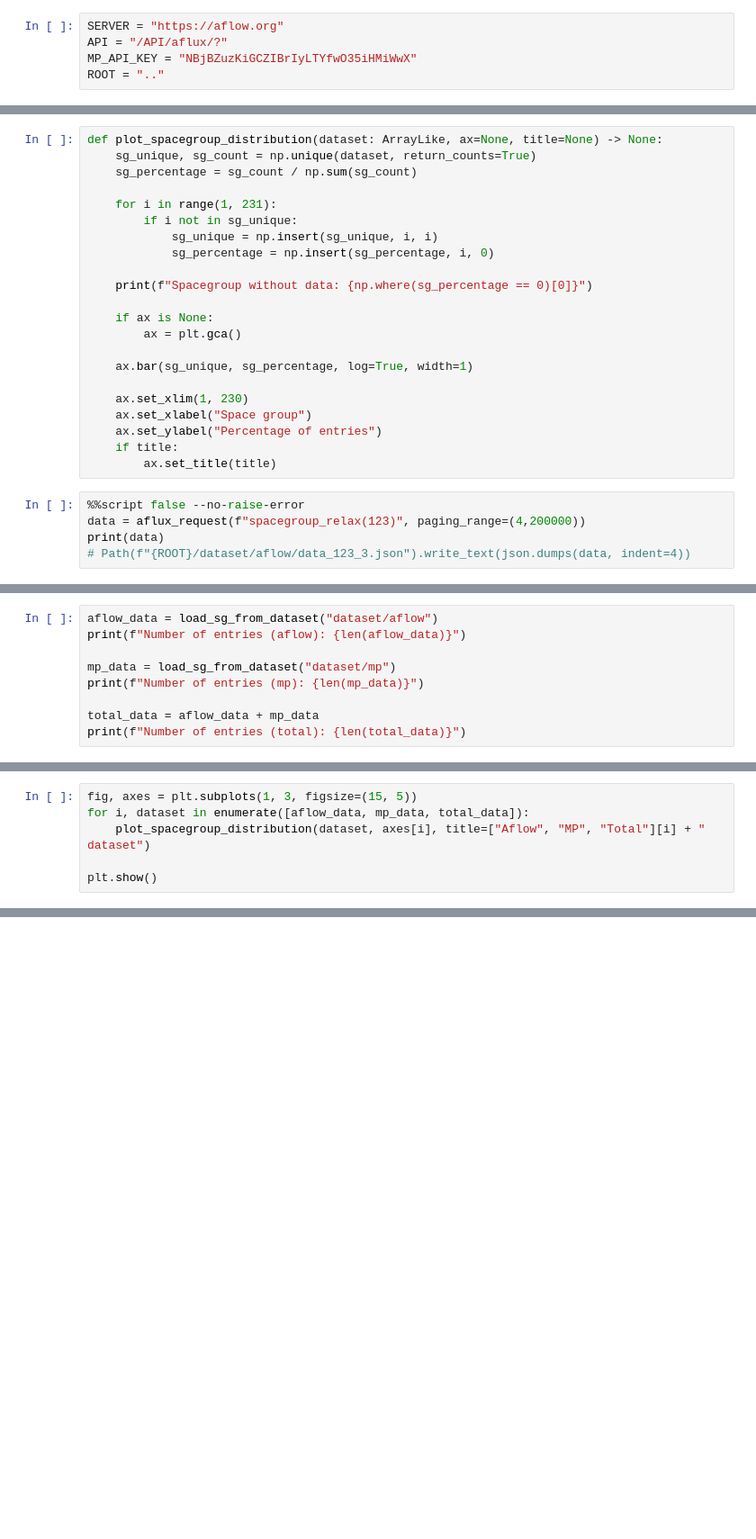
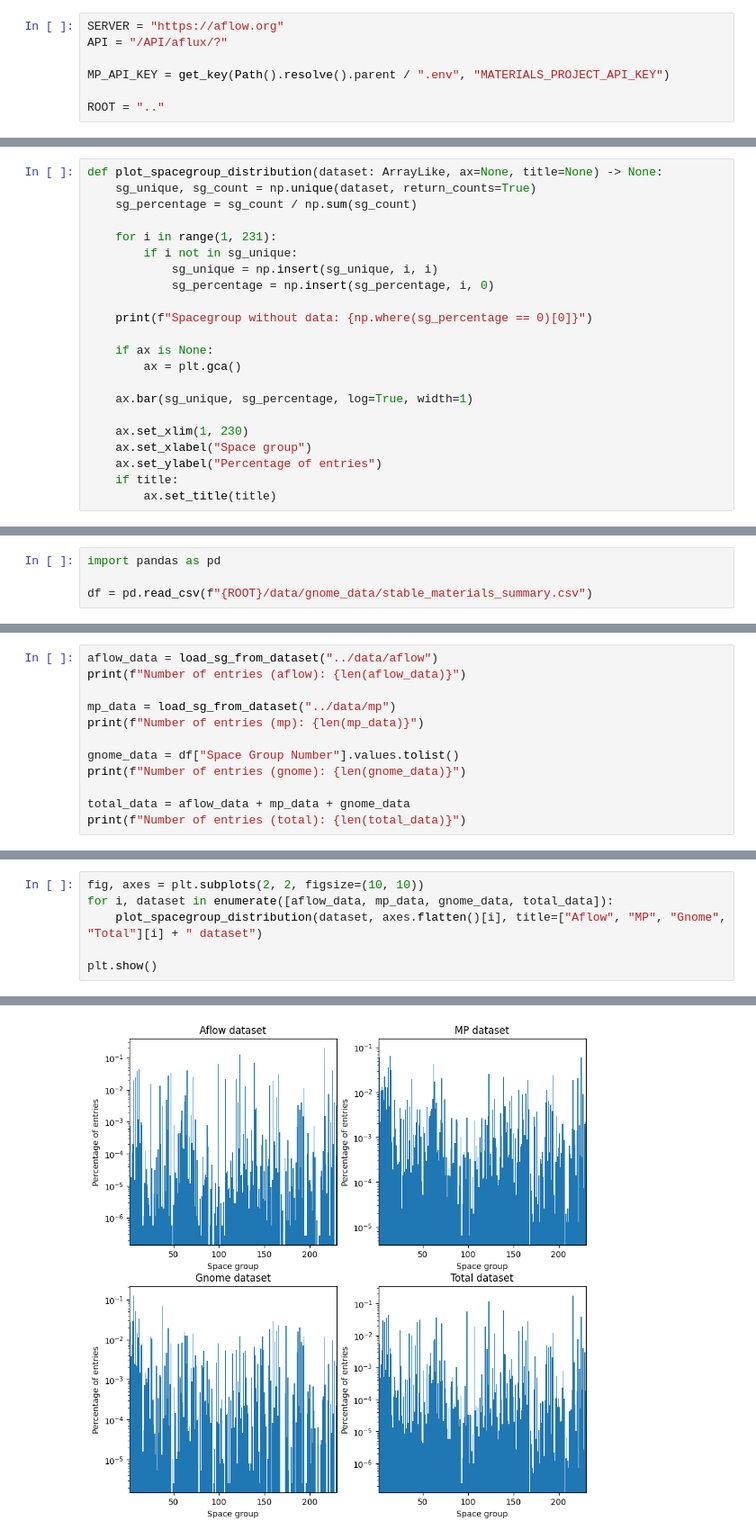
Before and after one commit to akwarii/asc, a Jupyter notebook: notebooks/dataset.ipynb, the cells around one changed output, grey strips where cells are left out. Shown at 90% size. Saved outputs shown, nothing was run; the diff lists cells and outputs as text; blank space fills up the shorter version.

```diff
--- a/notebooks/dataset.ipynb
+++ b/notebooks/dataset.ipynb
@@ -16,7 +17,9 @@ from tqdm import tqdm
 # %%
 SERVER = "https://aflow.org"
 API = "/API/aflux/?"
-MP_API_KEY = "NBjBZuzKiGCZIBrIyLTYfwO35iHMiWwX"
+
+MP_API_KEY = get_key(Path().resolve().parent / ".env", "MATERIALS_PROJECT_API_KEY")
+
 ROOT = ".."
 # %%
 AfluxResponse: TypeAlias = list[dict[str, str]] | list
@@ -195,9 +198,4 @@ def plot_spacegroup_distribution(dataset: ArrayLike, ax=None, title=None) -> Non
     ax.set_ylabel("Percentage of entries")
     if title:
         ax.set_title(title)
-# %%
-%%script false --no-raise-error
-data = aflux_request(f"spacegroup_relax(123)", paging_range=(4,200000))
-print(data)
-# Path(f"{ROOT}/dataset/aflow/data_123_3.json").write_text(json.dumps(data, indent=4))
 # %%
@@ -237,3 +236,7 @@ for i in tqdm(range(1, 231)):
     docs = clean_mp_entries(docs)
 
     file.write_text(json.dumps(docs, indent=4, allow_nan=False, cls=MontyEncoder))
+# %%
+import pandas as pd
+
+df = pd.read_csv(f"{ROOT}/data/gnome_data/stable_materials_summary.csv")
@@ -240,9 +253,12 @@ for i in tqdm(range(1, 231)):
 # %%
-aflow_data = load_sg_from_dataset("dataset/aflow")
+aflow_data = load_sg_from_dataset("../data/aflow")
 print(f"Number of entries (aflow): {len(aflow_data)}")
 
-mp_data = load_sg_from_dataset("dataset/mp")
+mp_data = load_sg_from_dataset("../data/mp")
 print(f"Number of entries (mp): {len(mp_data)}")
 
-total_data = aflow_data + mp_data
+gnome_data = df["Space Group Number"].values.tolist()
+print(f"Number of entries (gnome): {len(gnome_data)}")
+
+total_data = aflow_data + mp_data + gnome_data
 print(f"Number of entries (total): {len(total_data)}")
@@ -249,6 +270,7 @@ print(f"Number of entries (total): {len(total_data)}")
 # %%
-fig, axes = plt.subplots(1, 3, figsize=(15, 5))
-for i, dataset in enumerate([aflow_data, mp_data, total_data]):
-    plot_spacegroup_distribution(dataset, axes[i], title=["Aflow", "MP", "Total"][i] + " dataset")
+fig, axes = plt.subplots(2, 2, figsize=(10, 10))
+for i, dataset in enumerate([aflow_data, mp_data, gnome_data, total_data]):
+    plot_spacegroup_distribution(dataset, axes.flatten()[i], title=["Aflow", "MP", "Gnome", "Total"][i] + " dataset")
 
 plt.show()
+# %% [output]
@@ -254,0 +282 @@ plt.show()
+[figure, added]
```
Also changed, not shown: parts of 6 cells of this notebook.
